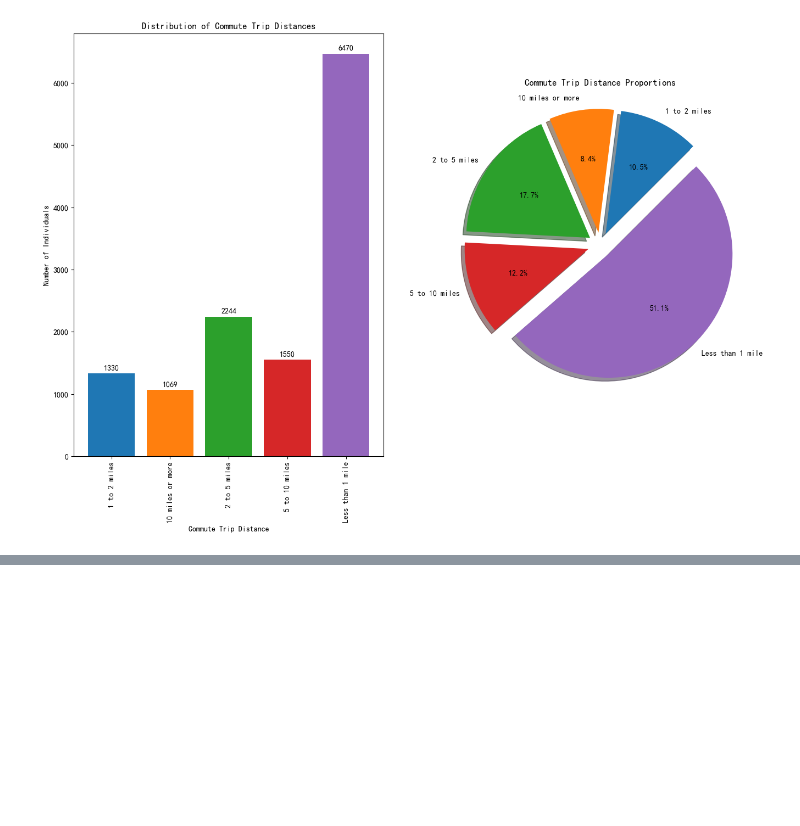
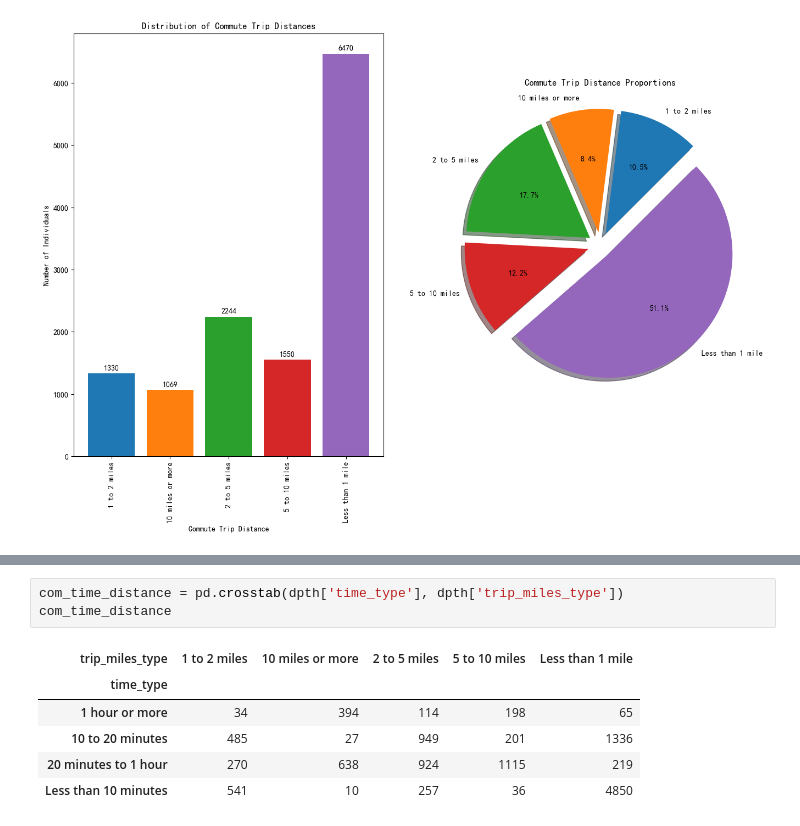
Before and after one commit to WenlongL1/CIE-539-Project, a Jupyter notebook: part5.ipynb, the cells around one changed output, grey strips where cells are left out. Saved outputs shown, nothing was run; the diff lists cells and outputs as text; blank space fills up the shorter version.

```diff
--- a/part5.ipynb
+++ b/part5.ipynb
@@ -218,0 +234,10 @@ dpth = dpth[dpth['r_duration_minutes'] != 995]
+# %%
+com_time_distance = pd.crosstab(dpth['time_type'], dpth['trip_miles_type'])
+com_time_distance
+# %% [output]
+| trip_miles_type | 1 to 2 miles | 10 miles or more | 2 to 5 miles | 5 to 10 miles | Less than 1 mile |
+| time_type |  |  |  |  |  |
+| 1 hour or more | 34 | 394 | 114 | 198 | 65 |
+| 10 to 20 minutes | 485 | 27 | 949 | 201 | 1336 |
+| 20 minutes to 1 hour | 270 | 638 | 924 | 1115 | 219 |
+| Less than 10 minutes | 541 | 10 | 257 | 36 | 4850 |
```
Also changed, not shown: parts of 3 cells of this notebook.
